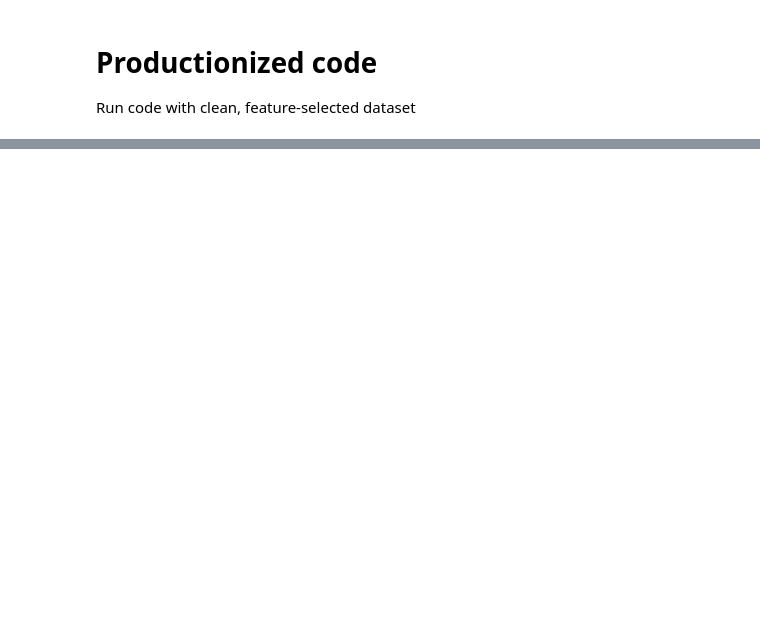
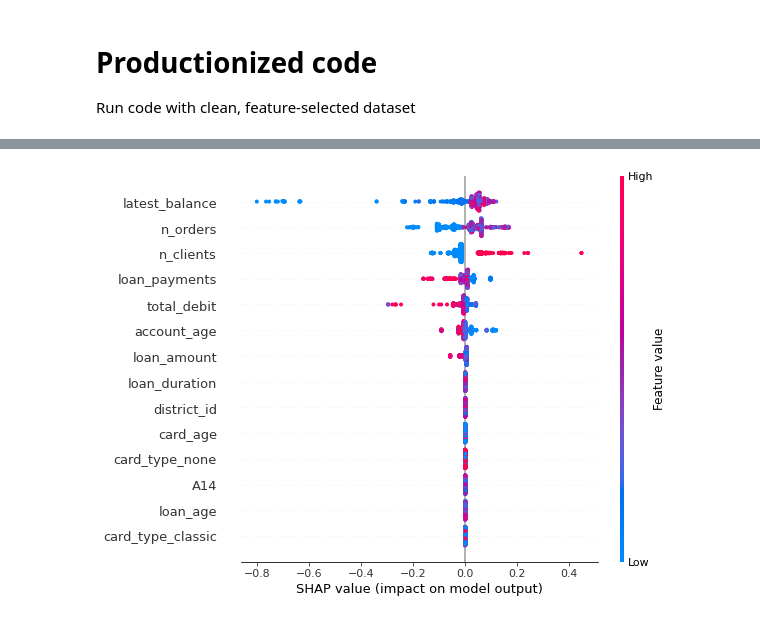
Before and after one commit to kangand/1000ml, a Jupyter notebook: unit4_project/Visualizations.ipynb, the cells around one changed output, grey strips where cells are left out. Cells and saved outputs as stored; diff of their text form; code cells hidden in the pictures; blank space fills up the shorter version.

```diff
--- a/unit4_project/Visualizations.ipynb
+++ b/unit4_project/Visualizations.ipynb
@@ -119,0 +140,4 @@ tree_model.score(X_test_scaled, y_test)
+# %%
+explainer = shap.TreeExplainer(tree_model)
+
+shap_values = explainer.shap_values(X_train_scaled)
@@ -119,0 +153,6 @@ tree_model.score(X_test_scaled, y_test)
+# %%
+shap.summary_plot(shap_values[1],
+                 X_train_scaled,
+                 feature_names = X_train.columns)
+# %% [output]
+[figure, added]
```
Also changed, not shown: parts of 23 cells of this notebook, 3 other files.
